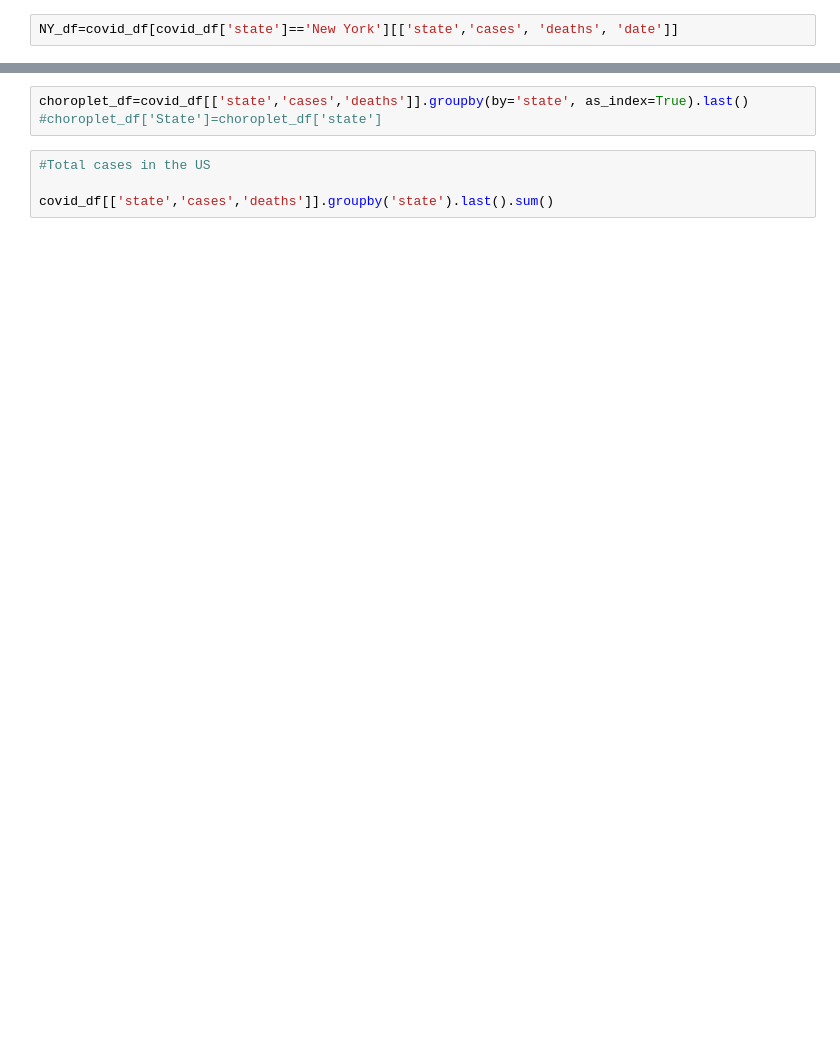
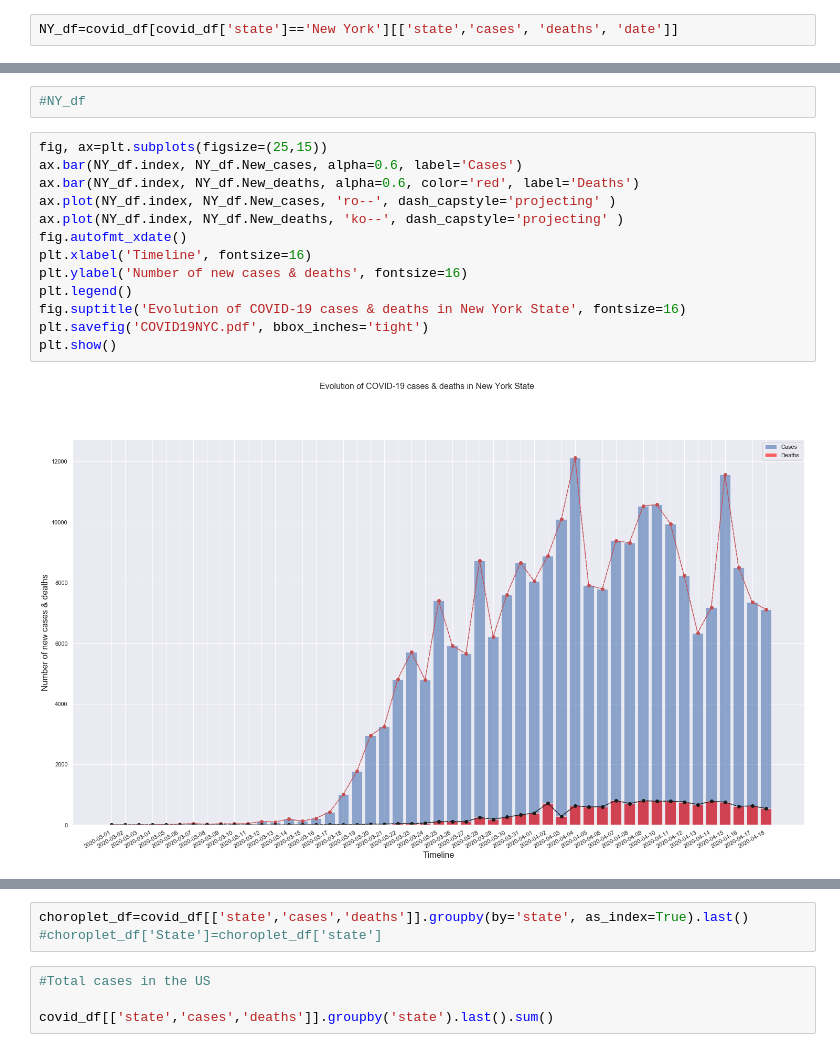
Before and after one commit to Ralhusban/COVID-19, a Jupyter notebook: COVID19.ipynb, the cells around one changed output, grey strips where cells are left out. Saved outputs shown, nothing was run; the diff lists cells and outputs as text; blank space fills up the shorter version.

```diff
--- a/COVID19.ipynb
+++ b/COVID19.ipynb
@@ -107,0 +129,17 @@ DatetimeIndex(['2020-03-01', '2020-03-02', '2020-03-03', '2020-03-04',
+# %%
+#NY_df
+# %%
+fig, ax=plt.subplots(figsize=(25,15))
+ax.bar(NY_df.index, NY_df.New_cases, alpha=0.6, label='Cases')
+ax.bar(NY_df.index, NY_df.New_deaths, alpha=0.6, color='red', label='Deaths')
+ax.plot(NY_df.index, NY_df.New_cases, 'ro--', dash_capstyle='projecting' )
+ax.plot(NY_df.index, NY_df.New_deaths, 'ko--', dash_capstyle='projecting' )
+fig.autofmt_xdate()
+plt.xlabel('Timeline', fontsize=16)
+plt.ylabel('Number of new cases & deaths', fontsize=16)
+plt.legend()
+fig.suptitle('Evolution of COVID-19 cases & deaths in New York State', fontsize=16)
+plt.savefig('COVID19NYC.pdf', bbox_inches='tight')
+plt.show()
+# %% [output]
+[figure, added]
```
Also changed, not shown: parts of 43 cells of this notebook.
